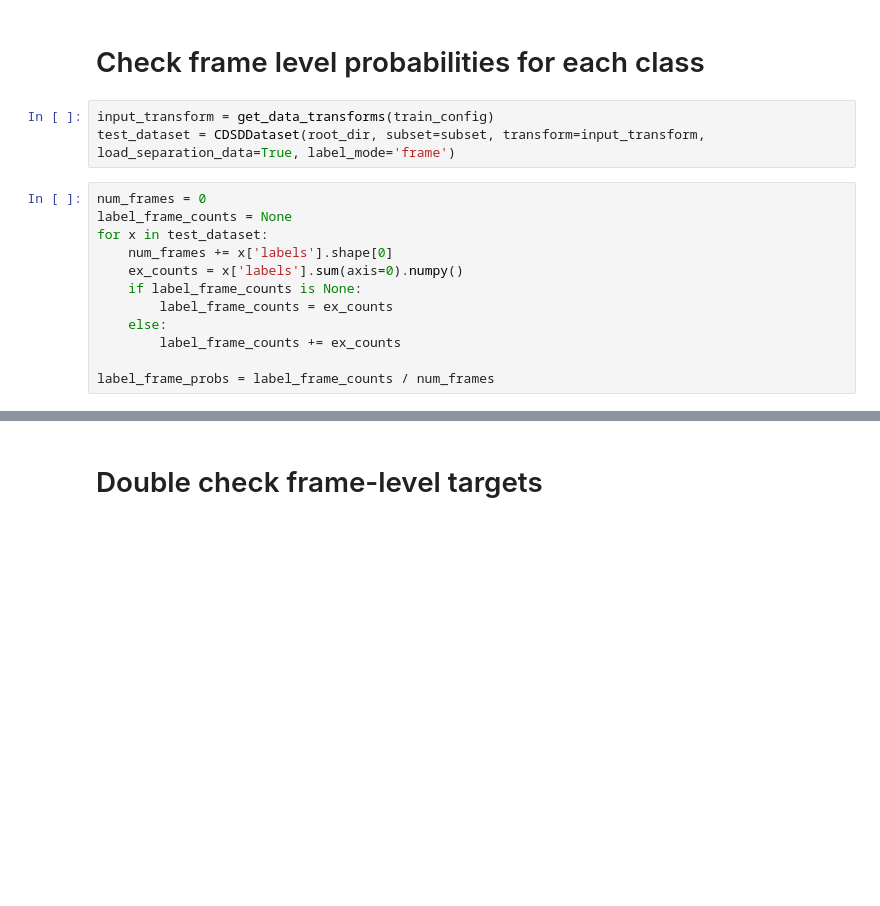
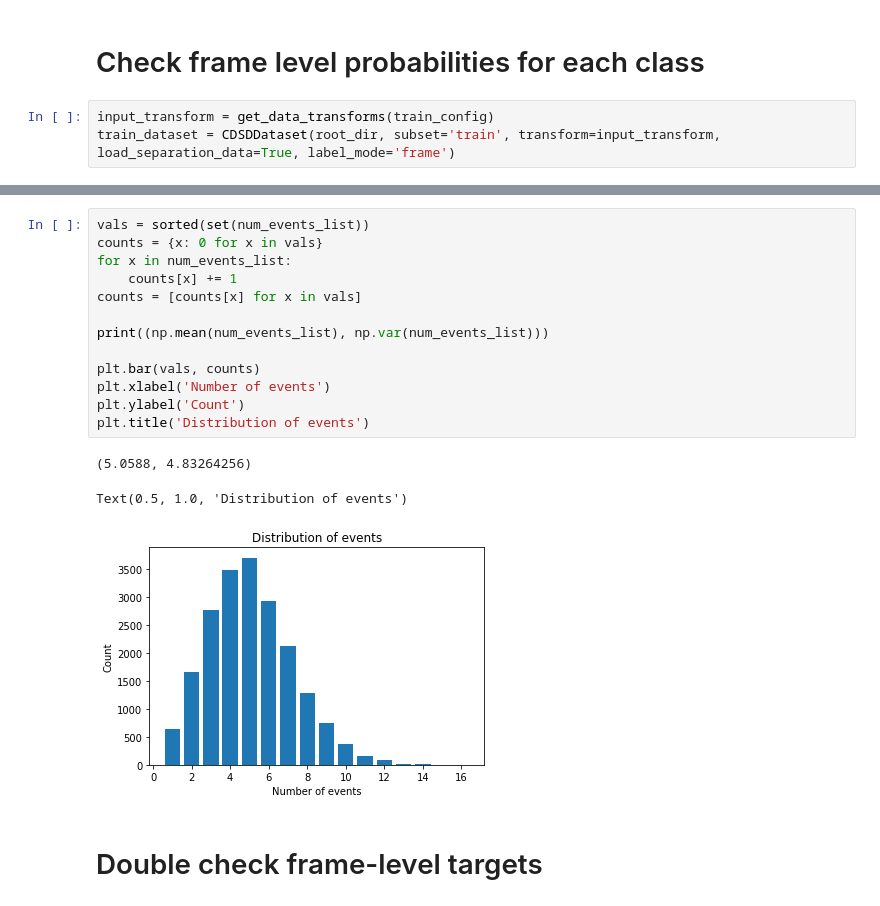
Before and after one commit to sonyc-project/weakly-supervised-sssle, a Jupyter notebook: notebooks/debugging.ipynb, the cells around one changed output, grey strips where cells are left out. Cells and saved outputs as stored; diff of their text form; blank space fills up the shorter version.

```diff
--- a/notebooks/debugging.ipynb
+++ b/notebooks/debugging.ipynb
@@ -246,16 +248,4 @@ Text(0.5, 1.0, 'Distribution of event types')
 # Check frame level probabilities for each class
 # %%
 input_transform = get_data_transforms(train_config)
-test_dataset = CDSDDataset(root_dir, subset=subset, transform=input_transform, load_separation_data=True, label_mode='frame')
+train_dataset = CDSDDataset(root_dir, subset='train', transform=input_transform, load_separation_data=True, label_mode='frame')
-# %%
-num_frames = 0
-label_frame_counts = None
-for x in test_dataset:
-    num_frames += x['labels'].shape[0]
-    ex_counts = x['labels'].sum(axis=0).numpy()
-    if label_frame_counts is None:
-        label_frame_counts = ex_counts
-    else:
-        label_frame_counts += ex_counts
-
-label_frame_probs = label_frame_counts / num_frames
@@ -266,3 +313,20 @@ array([0.4470998 , 0.53685509, 0.39013573, 0.61483393, 0.62219202])
+# %%
+vals = sorted(set(num_events_list))
+counts = {x: 0 for x in vals}
+for x in num_events_list:
+    counts[x] += 1
+counts = [counts[x] for x in vals]
+
+print((np.mean(num_events_list), np.var(num_events_list)))
+
+plt.bar(vals, counts)
+plt.xlabel('Number of events')
+plt.ylabel('Count')
+plt.title('Distribution of events')
+# %% [output]
+(5.0588, 4.83264256)
+Text(0.5, 1.0, 'Distribution of events')
+[figure, added]
 # %% [markdown]
 # Double check frame-level targets
 # %%
```
Also changed, not shown: parts of 7 cells of this notebook.
